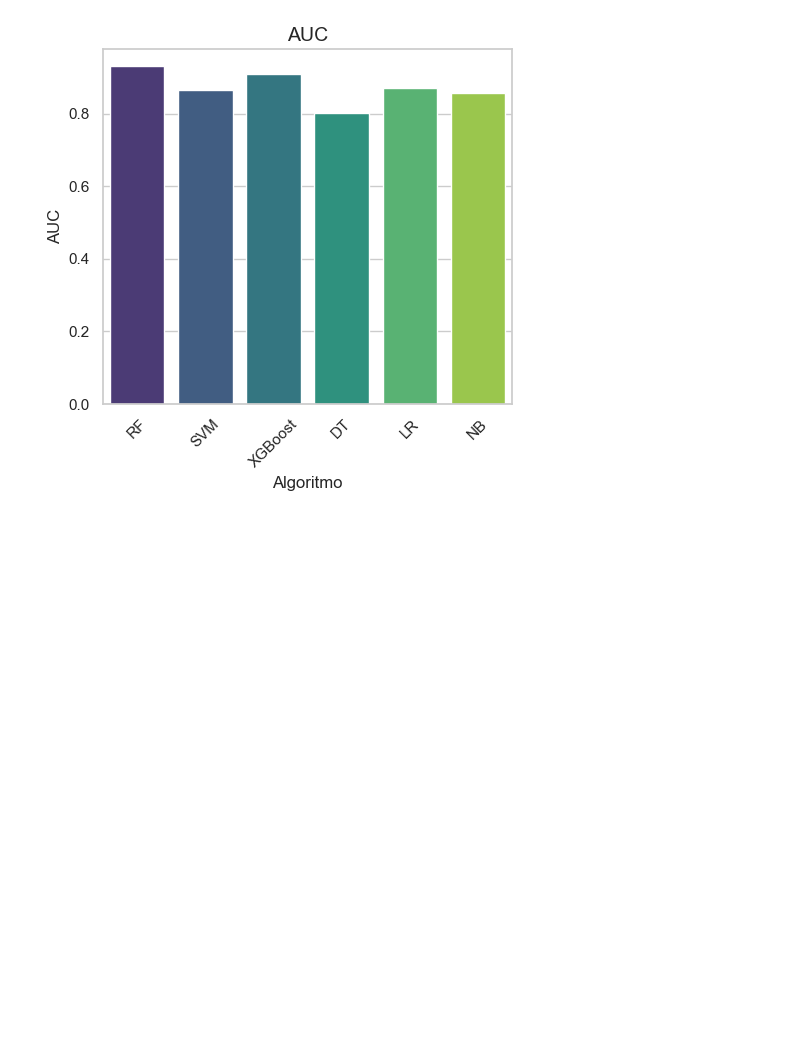
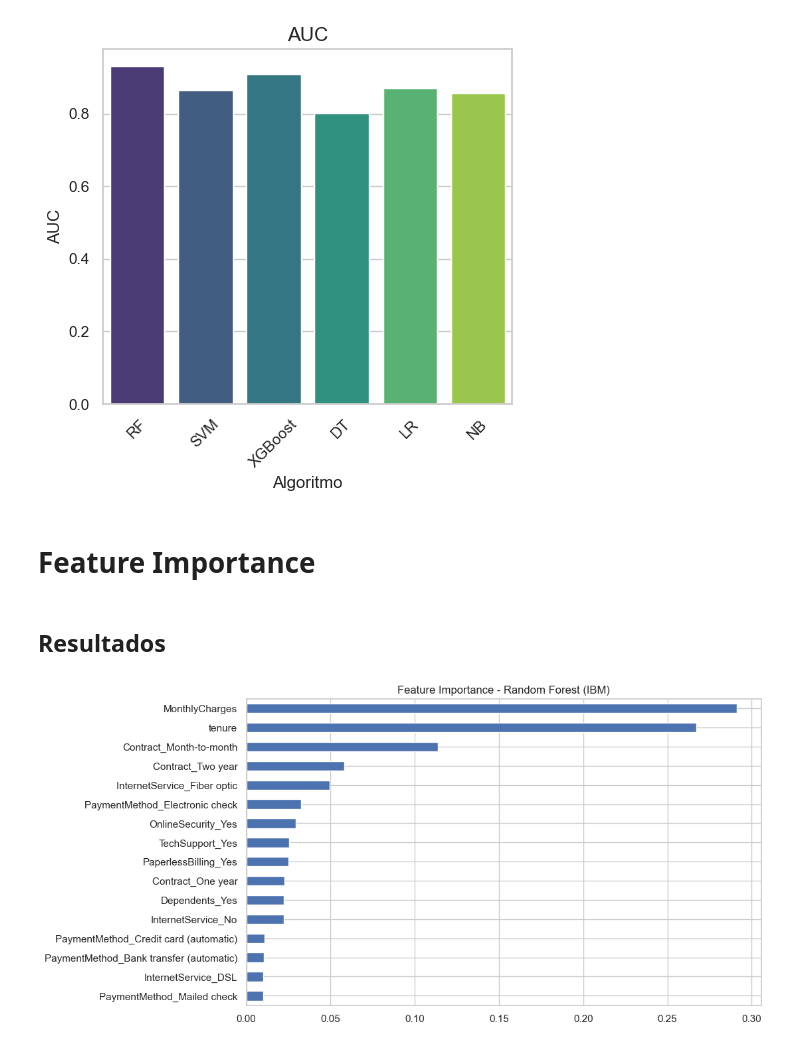
Before and after one commit to FranGoncal/ProjetoLEI, a Jupyter notebook: ibm_only.ipynb, the cells around one changed output. Drawn from its saved outputs; the diff is of its cells as text; code cells hidden in the pictures; blank space fills up the shorter version.

```diff
--- a/ibm_only.ipynb
+++ b/ibm_only.ipynb
@@ -1124,3 +1118,5 @@ plt.tight_layout()
 plt.show()
 # %% [output]
 [figure]
+# %% [markdown]
+# Feature Importance
@@ -1126,0 +1178,9 @@ plt.show()
+# %% [markdown]
+## Resultados
+# %%
+plt.figure(figsize=(10, 6))
+feature_importance_df["RF"].sort_values(ascending=True).plot(kind='barh')
+plt.title("Feature Importance - Random Forest (IBM)")
+plt.show()
+# %% [output]
+[figure, added]
```
Also changed, not shown: parts of 8 cells of this notebook, 1 other file.
